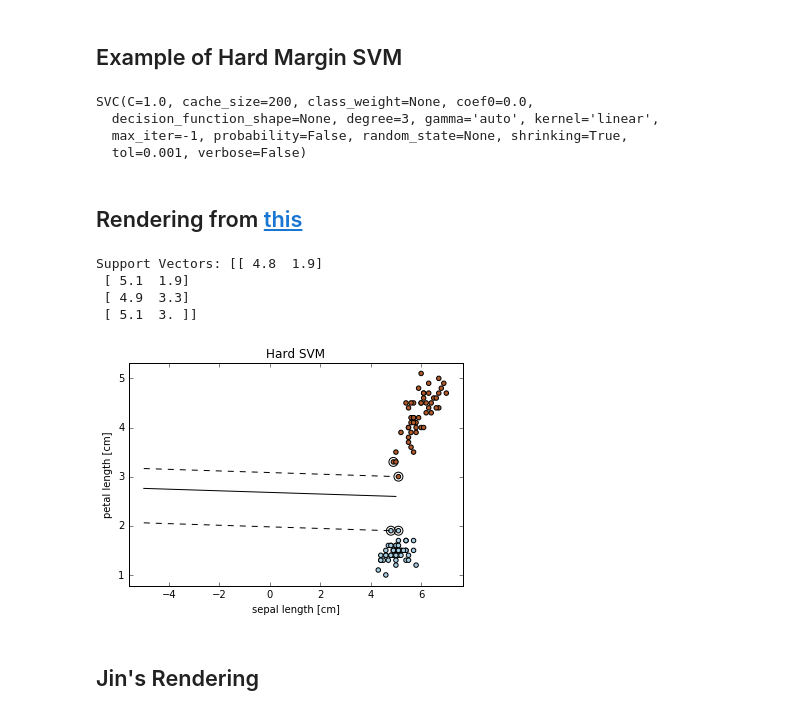
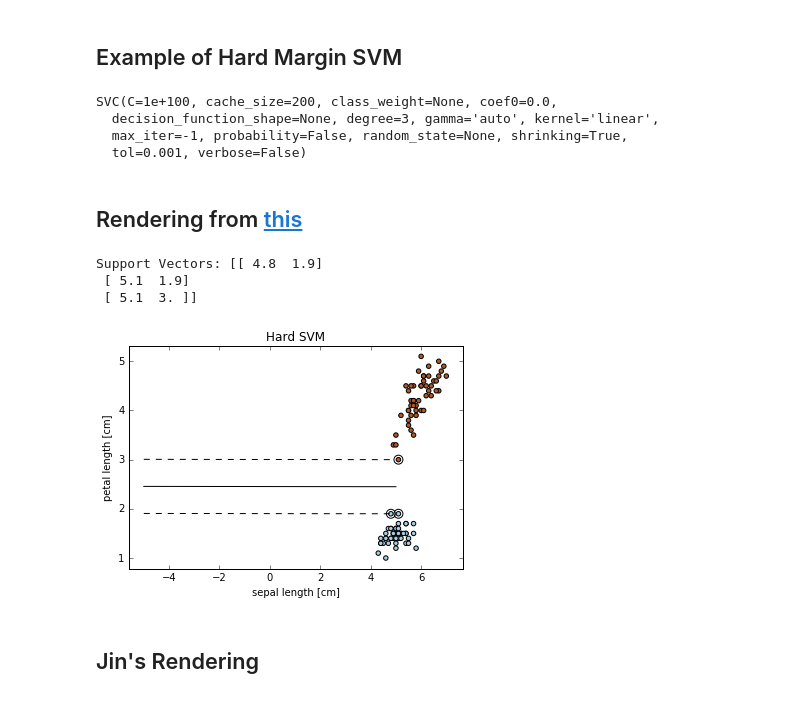
Before and after one commit to raulpuric/mlab-bootcamp, a Jupyter notebook: assignments/day1/SVM.ipynb, the cells around one changed output. Drawn from its saved outputs; the diff is of its cells as text; code cells hidden in the pictures.

```diff
--- a/assignments/day1/SVM.ipynb
+++ b/assignments/day1/SVM.ipynb
@@ -40,49 +22,53 @@ The following packages will be UPDATED:
 # %% [markdown]
 ## Example of Hard Margin SVM
 # %%
-hard_svm = SVC(kernel='linear')
+hard_svm = SVC(C=1e100,kernel='linear')
 hard_svm.fit(X, y)
 # %% [output]
-SVC(C=1.0, cache_size=200, class_weight=None, coef0=0.0,
+SVC(C=1e+100, cache_size=200, class_weight=None, coef0=0.0,
   decision_function_shape=None, degree=3, gamma='auto', kernel='linear',
   max_iter=-1, probability=False, random_state=None, shrinking=True,
   tol=0.001, verbose=False)
 # %% [markdown]
 ## Rendering from [this](http://scikit-learn.org/stable/auto_examples/svm/plot_separating_hyperplane.html)
 # %%
-w = hard_svm.coef_[0]
-a = -w[0] / w[1]
-xx = np.linspace(-5, 5)
-yy = a * xx - (hard_svm.intercept_[0]) / w[1]
+def plot_svm(clf, X, Y, title='SVM'):
+    # get the separating hyperplane
+    w = clf.coef_[0]
+    a = -w[0] / w[1]
+    xx = np.linspace(-5, 5)
+    yy = a * xx - (clf.intercept_[0]) / w[1]
 
-# plot the parallels to the separating hyperplane that pass through the
-# support vectors
-b = hard_svm.support_vectors_[0]
-yy_down = a * xx + (b[1] - a * b[0])
-b = hard_svm.support_vectors_[-1]
-yy_up = a * xx + (b[1] - a * b[0])
+    # plot the parallels to the separating hyperplane that pass through the
+    # support vectors
+    b = clf.support_vectors_[0]
+    yy_down = a * xx + (b[1] - a * b[0])
+    b = clf.support_vectors_[-1]
+    yy_up = a * xx + (b[1] - a * b[0])
 
-# plot the line, the points, and the nearest vectors to the plane
-plt.plot(xx, yy, 'k-')
-plt.plot(xx, yy_down, 'k--')
-plt.plot(xx, yy_up, 'k--')
+    # plot the line, the points, and the nearest vectors to the plane
+    plt.plot(xx, yy, 'k-')
+    plt.plot(xx, yy_down, 'k--')
+    plt.plot(xx, yy_up, 'k--')
 
-plt.scatter(hard_svm.support_vectors_[:, 0], hard_svm.support_vectors_[:, 1],
-            s=80, facecolors='none')
-plt.scatter(X[:, 0], X[:, 1], c=y, cmap=plt.cm.Paired)
-print('Support Vectors: %s' % hard_svm.support_vectors_)
+    plt.scatter(clf.support_vectors_[:, 0], clf.support_vectors_[:, 1],
+                s=80, facecolors='none')
+    plt.scatter(X[:, 0], X[:, 1], c=Y, cmap=plt.cm.Paired)
 
-plt.title('Hard SVM')
-plt.xlabel('sepal length [cm]')
-plt.ylabel('petal length [cm]')
-plt.axis('tight')
-plt.show()
+    print('Support Vectors: %s' % hard_svm.support_vectors_)
+
+    plt.title('Hard SVM')
+    plt.xlabel('sepal length [cm]')
+    plt.ylabel('petal length [cm]')
+    plt.axis('tight')
+    plt.show()
-# %% [output]
-Support Vectors: [[ 4.8  1.9]
- [ 5.1  1.9]
- [ 4.9  3.3]
- [ 5.1  3. ]]
-[figure, removed]
+# %%
+plot_svm(hard_svm, X, y)
+# %% [output]
+Support Vectors: [[ 4.8  1.9]
+ [ 5.1  1.9]
+ [ 5.1  3. ]]
+[figure, added]
 # %% [markdown]
 ## Jin's Rendering
 # %%
```
Also changed, not shown: parts of 4 cells of this notebook.
